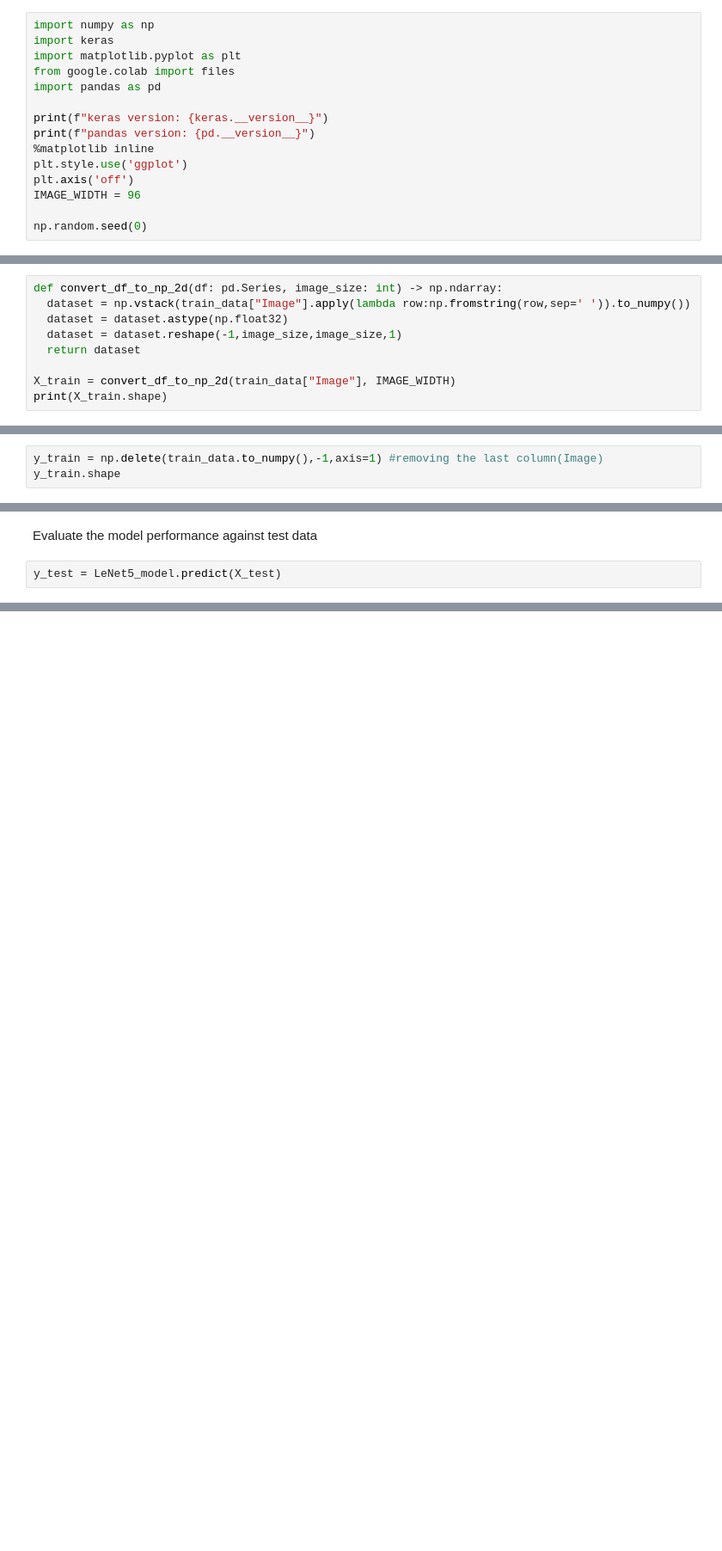
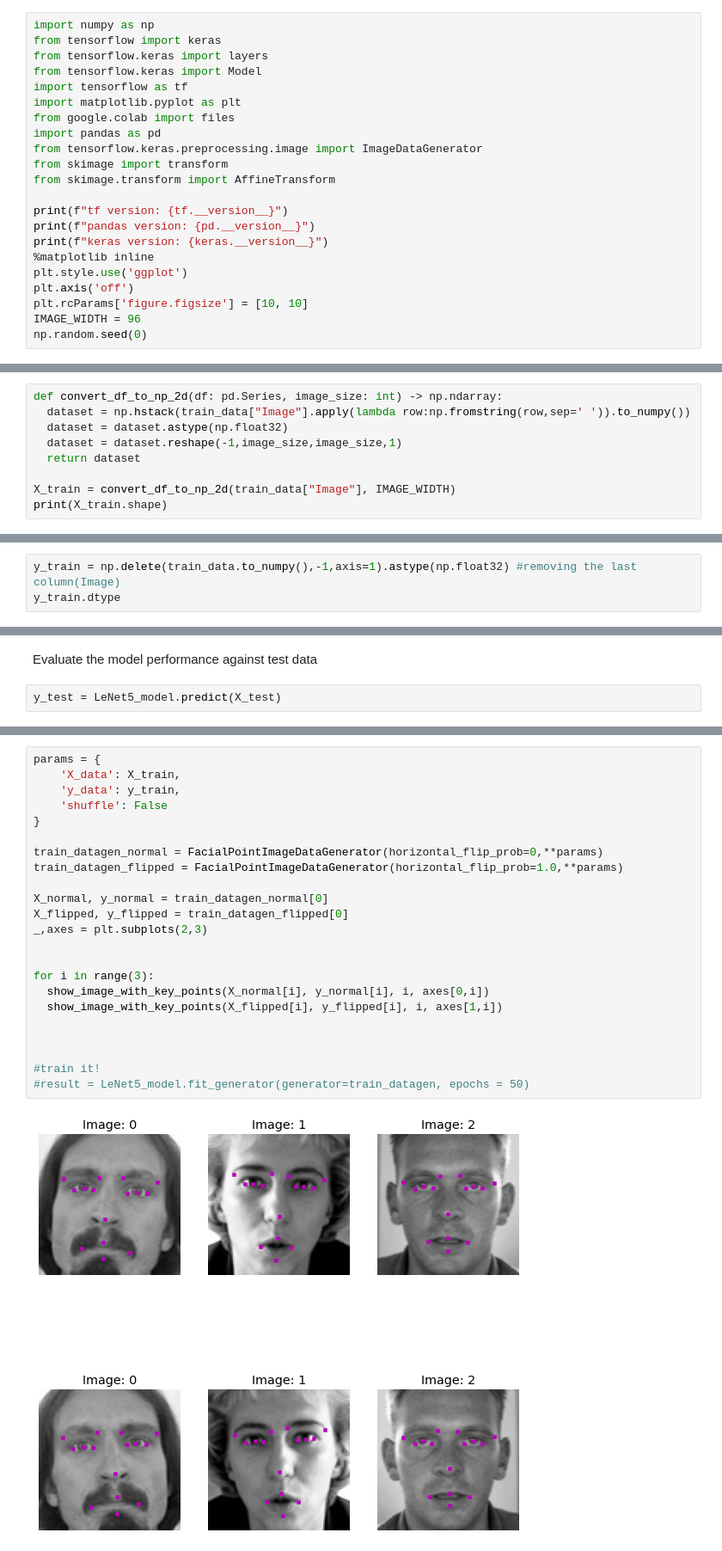
Before and after one commit to drminix/w207-project4, a Jupyter notebook: W207_project4.ipynb, the cells around one changed output, grey strips where cells are left out. Shown at 86% size. Drawn from its saved outputs; the diff is of its cells as text; blank space fills up the shorter version.

Commit message:
model with data-augmentation + transferred learning

```diff
--- a/W207_project4.ipynb
+++ b/W207_project4.ipynb
@@ -8,17 +8,24 @@
 # 0. Setup
 # %%
 import numpy as np
-import keras
+from tensorflow import keras
+from tensorflow.keras import layers
+from tensorflow.keras import Model
+import tensorflow as tf
 import matplotlib.pyplot as plt
 from google.colab import files
 import pandas as pd
+from tensorflow.keras.preprocessing.image import ImageDataGenerator
+from skimage import transform
+from skimage.transform import AffineTransform
 
+print(f"tf version: {tf.__version__}")
+print(f"pandas version: {pd.__version__}")
 print(f"keras version: {keras.__version__}")
-print(f"pandas version: {pd.__version__}")
 %matplotlib inline
 plt.style.use('ggplot')
 plt.axis('off')
+plt.rcParams['figure.figsize'] = [10, 10]
 IMAGE_WIDTH = 96
-
 np.random.seed(0)
 # %% [output]
@@ -137,7 +166,7 @@ train_data.fillna(method="ffill", inplace = True)
 Let's convert image object to numpy array and store them in *X_train*
 # %%
 def convert_df_to_np_2d(df: pd.Series, image_size: int) -> np.ndarray:
-  dataset = np.vstack(train_data["Image"].apply(lambda row:np.fromstring(row,sep=' ')).to_numpy())
+  dataset = np.hstack(train_data["Image"].apply(lambda row:np.fromstring(row,sep=' ')).to_numpy())
   dataset = dataset.astype(np.float32)
   dataset = dataset.reshape(-1,image_size,image_size,1)
   return dataset
@@ -149,6 +178,6 @@ print(X_train.shape)
 # %% [markdown]
 Let's store predictor variables in *y_train*
 # %%
-y_train = np.delete(train_data.to_numpy(),-1,axis=1) #removing the last column(Image)
-y_train.shape
+y_train = np.delete(train_data.to_numpy(),-1,axis=1).astype(np.float32) #removing the last column(Image)
+y_train.dtype
 # %% [output]
@@ -284,0 +370,25 @@ show_multiple_samples(X_test, y_test, 6)
+# %%
+params = {
+    'X_data': X_train,
+    'y_data': y_train,
+    'shuffle': False
+}
+
+train_datagen_normal = FacialPointImageDataGenerator(horizontal_flip_prob=0,**params)
+train_datagen_flipped = FacialPointImageDataGenerator(horizontal_flip_prob=1.0,**params)
+
+X_normal, y_normal = train_datagen_normal[0]
+X_flipped, y_flipped = train_datagen_flipped[0]
+_,axes = plt.subplots(2,3)
+
+
+for i in range(3):
+  show_image_with_key_points(X_normal[i], y_normal[i], i, axes[0,i])
+  show_image_with_key_points(X_flipped[i], y_flipped[i], i, axes[1,i])
+
+
+
+#train it!
+#result = LeNet5_model.fit_generator(generator=train_datagen, epochs = 50)
+# %% [output]
+[figure, added]
```
Also changed, not shown: parts of 21 cells of this notebook.
